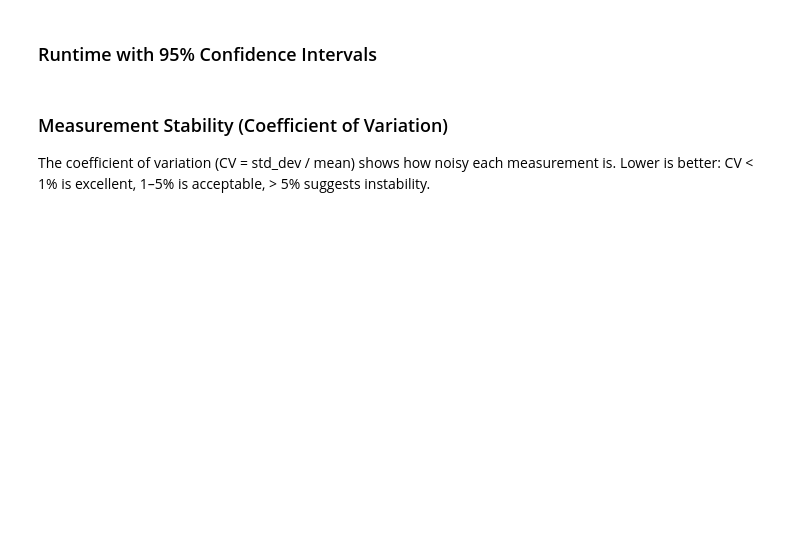
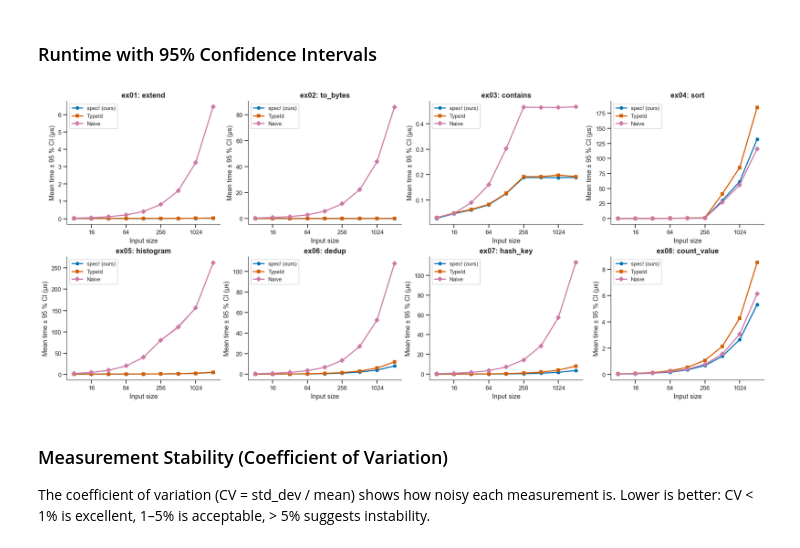
Before and after one commit to AdaptLab-CS/spec-trait, a Jupyter notebook: spec-trait-evaluation/notebooks/eval.ipynb, the cells around one changed output. Cells and saved outputs as stored; diff of their text form; code cells hidden in the pictures; blank space fills up the shorter version.

```diff
--- a/spec-trait-evaluation/notebooks/eval.ipynb
+++ b/spec-trait-evaluation/notebooks/eval.ipynb
@@ -193,43 +286,41 @@ pivot.style.format("{:.2f}x").background_gradient(cmap="RdYlGn", axis=None)
 # %% [markdown]
 ### Runtime with 95% Confidence Intervals
 # %%
-# Runtime plots with 95% CI error bands (from mean_ci_lower_ns / mean_ci_upper_ns)
+# Mean ± 95 % CI (from Criterion's mean_ci_lower_ns / mean_ci_upper_ns)
 has_ci = "mean_ci_lower_ns" in rt.columns and "mean_ci_upper_ns" in rt.columns
 
 if has_ci:
-    rt["mean_us"] = rt["mean_ns"] / 1000.0
+    rt["mean_us"]     = rt["mean_ns"]          / 1000.0
     rt["ci_lower_us"] = rt["mean_ci_lower_ns"] / 1000.0
     rt["ci_upper_us"] = rt["mean_ci_upper_ns"] / 1000.0
 
-    fig, axes = plt.subplots(2, (n_ex + 1) // 2, figsize=(5 * ((n_ex + 1) // 2), 10), sharey=False)
-    axes = axes.flatten()
+    fig, axes = make_grid(n_ex)
 
     for idx, ex in enumerate(examples):
         ax = axes[idx]
         sub = rt[rt["example"] == ex]
         op = sub["operation"].iloc[0]
-        for approach in APPROACH_ORDER:
-            d = sub[sub["approach"] == approach].sort_values("size")
+        for a in APPROACH_ORDER:
+            d = sub[sub["approach"] == a].sort_values("size")
             if d.empty:
                 continue
-            color = APPROACH_COLORS.get(approach, "gray")
-            ax.plot(d["size"], d["mean_us"], marker="o", label=approach, color=color)
-            ax.fill_between(d["size"], d["ci_lower_us"], d["ci_upper_us"], alpha=0.15, color=color)
-        ax.set_title(f"{ex}: {op}", fontweight="bold")
+            c, m = _color(a), _marker(a)
+            ax.plot(d["size"], d["mean_us"],
+                    marker=m, ms=MS, lw=LW, color=c, label=_label(a))
+            ax.fill_between(d["size"], d["ci_lower_us"], d["ci_upper_us"],
+                            alpha=BAND_A, color=c)
+        ax.set_title(f"{ex}: {op}")
         ax.set_xlabel("Input size")
-        ax.set_ylabel("Mean time ± 95% CI (µs)")
-        ax.set_xscale("log", base=2)
-        ax.xaxis.set_major_formatter(ticker.ScalarFormatter())
-        ax.legend(fontsize=8)
+        ax.set_ylabel("Mean time ± 95 % CI (µs)")
+        style_log_x(ax)
+        ax.legend(fontsize=LEG_FS)
 
-    for idx in range(n_ex, len(axes)):
-        axes[idx].set_visible(False)
-
-    plt.tight_layout()
-    plt.savefig(RESULTS / "runtime_ci.pdf", bbox_inches="tight")
+    finish_grid(fig, axes, n_ex, RESULTS / "runtime_ci.pdf")
     plt.show()
 else:
-    print("CI columns not found in runtime.csv — re-run collect_metrics.py with the updated script.")
+    print("CI columns not found — re-run collect_metrics.py with the updated script.")
+# %% [output]
+[figure, added]
 # %% [markdown]
 ### Measurement Stability (Coefficient of Variation)
 
```
Also changed, not shown: parts of 12 cells of this notebook, 32 other files.
